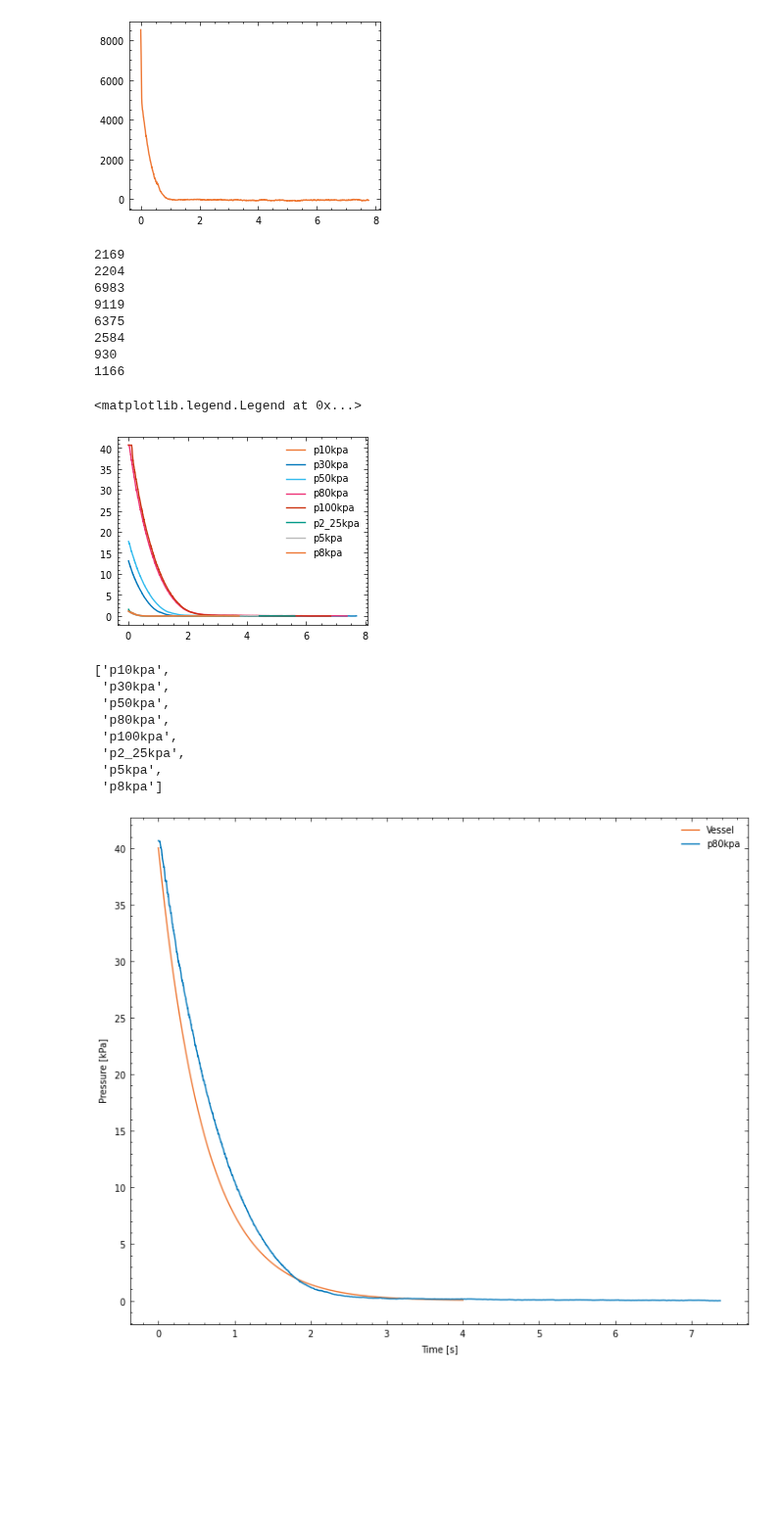
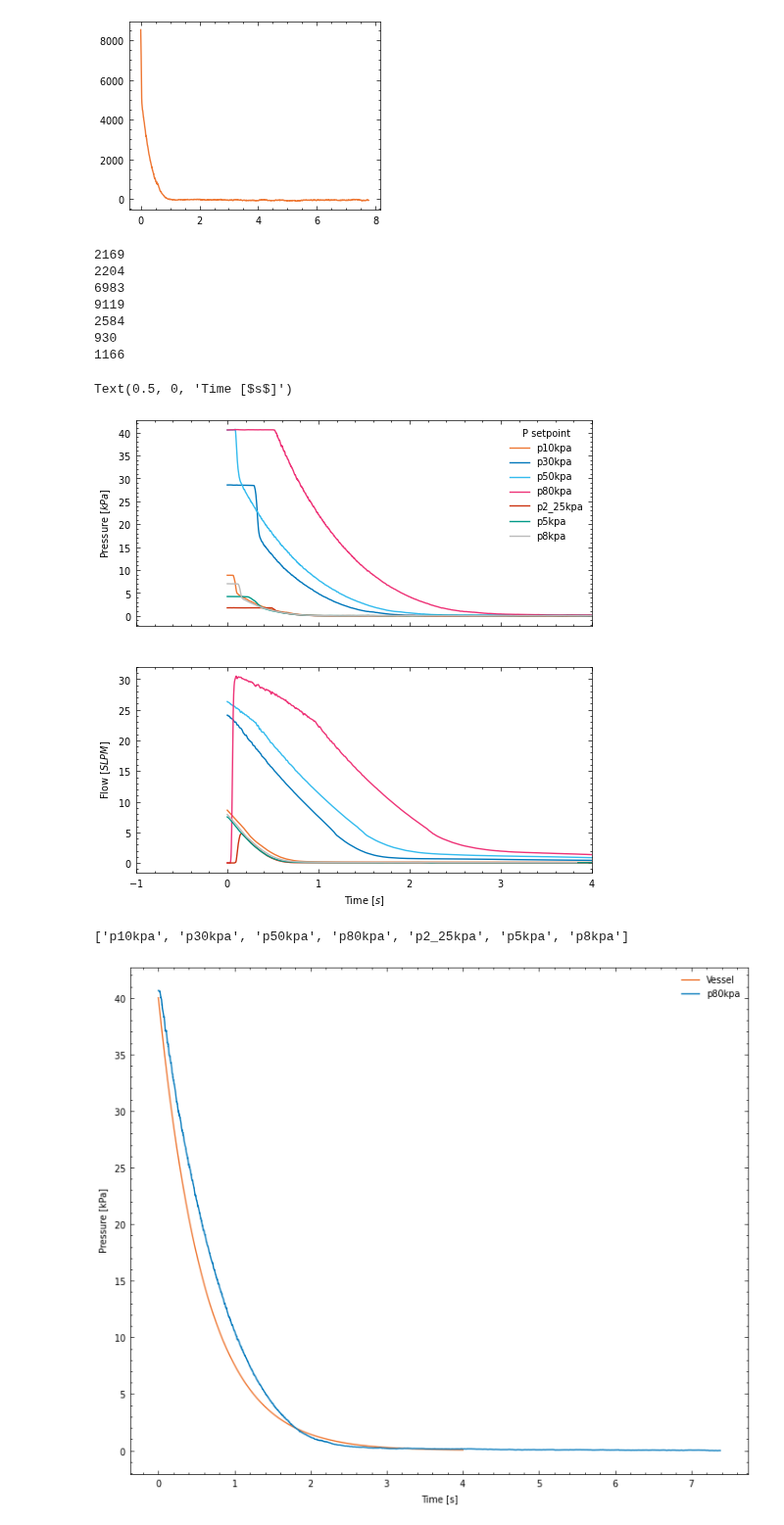
Before and after one commit to Olviel/Thermal_Soft_Robotics, a Jupyter notebook: Thermal_actuation/Experimental/Fluidic/Pressure_flow_plastic_bottle/main.ipynb, the cells around one changed output. Shown at 98% size. Saved outputs shown, nothing was run; the diff lists cells and outputs as text; code cells hidden in the pictures; blank space fills up the shorter version.

```diff
--- a/Thermal_actuation/Experimental/Fluidic/Pressure_flow_plastic_bottle/main.ipynb
+++ b/Thermal_actuation/Experimental/Fluidic/Pressure_flow_plastic_bottle/main.ipynb
@@ -44,9 +44,13 @@ Loading... Folder 1 of 1, Sample 8 of 8
 
 [19600 rows x 4 columns]>
 # %%
+f, (ax1, ax2) = plt.subplots(2, 1, sharex=True,figsize=(12,6))
 data[0][0]['SSCDP05-3']
 for i in range(len(data[0])):
-    plt.plot(data[0][i]['Time'],data[0][i]['SSCDP05-3'],label=data[1]['Samplename'][i])
-
+    ax1.plot(data[0][i]['Time'],data[0][i]['SSCDP05-3']/1000,label=data[1]['Samplename'][i])
+    ax2.plot(data[0][i]['Time'],data[0][i]['AWM20-12'],label=data[1]['Samplename'][i])
 plt.legend()
+ax1.set_ylabel('Pressure [$kPa$]')
+ax2.set_ylabel('Flow [$SLPM$]')
+ax1.set_xlabel('Time [$s$]')
 # %% [output]
@@ -87,40 +91,37 @@ plt.plot(data[0][0]['Time'][:-indices[0][0]],data[0][0]['SSCDP05-3'][indices[0][
 [<matplotlib.lines.Line2D at 0x...>]
 [figure]
 # %%
+f, (ax1, ax2) = plt.subplots(2, 1, sharex=True,figsize=(6,6))
 indices = []
-data[0][0]['SSCDP05-3']
 for i in range(len(data[0])):
     treshold=100
     difference=np.diff(data[0][i]['SSCDP05-3'])
     indices.append(np.argmax(difference))
     print(indices[-1])
 
-    plt.plot(data[0][i]['Time'][:-(indices[i]-100)],data[0][i]['SSCDP05-3'][(indices[i]-100):]/1000,label=data[1]['Samplename'][i])
+    ax1.plot(data[0][i]['Time'][:-(indices[i]-600)],data[0][i]['SSCDP05-3'][(indices[i]-600):]/1000,label=data[1]['Samplename'][i])
+    ax2.plot(data[0][i]['Time'][:-(indices[i]-200)],data[0][i]['AWM20-12'][(indices[i]-200):],label=data[1]['Samplename'][i])
     #plt.plot(data[0][i]['Time'],data[0][i]['SSCDP05-3'],label = data[1]['Samplename'][i])
 
-plt.legend()
+ax2.set_ylabel('Flow [$SLPM$]')
+ax1.set_ylabel('Pressure [$kPa$]')
+plt.xlim(-1,4)
+ax1.legend(title='P setpoint')
+ax2.set_xlabel('Time [$s$]')
 # %% [output]
 2169
 2204
 6983
 9119
-6375
 2584
 930
 1166
-<matplotlib.legend.Legend at 0x...>
+Text(0.5, 0, 'Time [$s$]')
-[figure, old version]
+[figure, new version]
 # %%
 data[1]['Samplename']
 # %% [output]
-['p10kpa',
- 'p30kpa',
- 'p50kpa',
- 'p80kpa',
- 'p100kpa',
- 'p2_25kpa',
- 'p5kpa',
- 'p8kpa']
+['p10kpa', 'p30kpa', 'p50kpa', 'p80kpa', 'p2_25kpa', 'p5kpa', 'p8kpa']
 # %%
 P_tank_0 = 1.40e5  # Initial pressure in first tank, Pa
 P_amb = 1e5  # Ambient pressure, Pa
```
Also changed, not shown: parts of 5 cells of this notebook, 4 other files.
